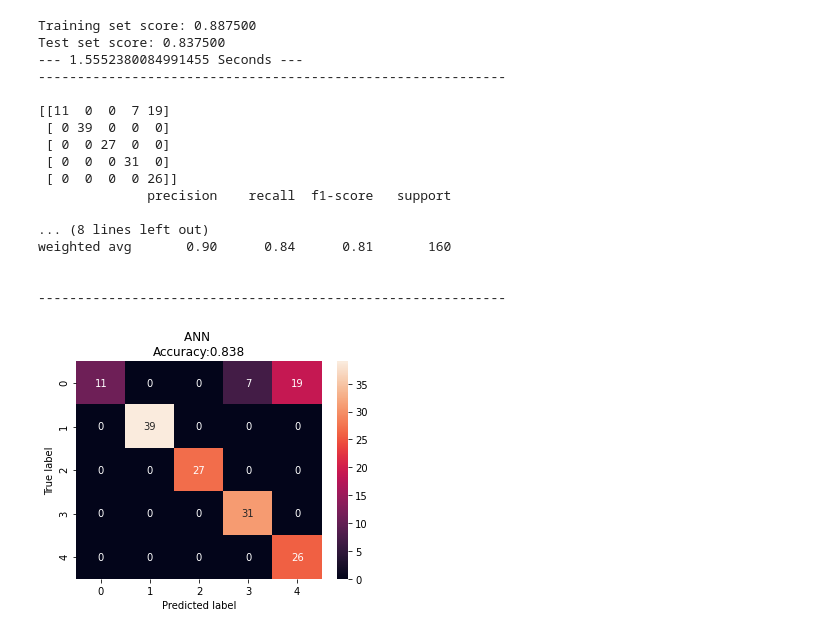
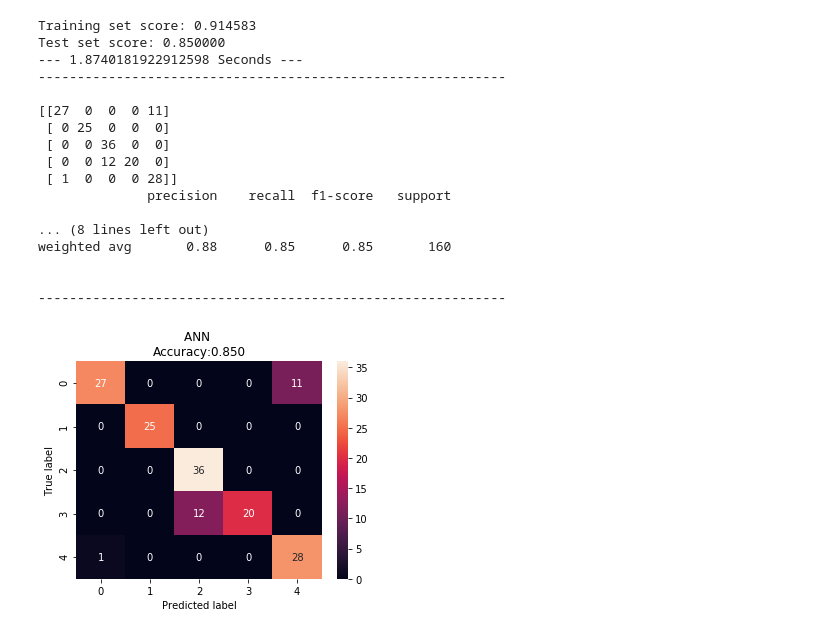
Before and after one commit to shareqahmed/clustering_ann_mlp, a Jupyter notebook: unsupervised_model_original_dimensions.ipynb, the cells around one changed output. Cells and saved outputs as stored; diff of their text form; code cells hidden in the pictures.

Commit message:
upload model

```diff
--- a/unsupervised_model_original_dimensions.ipynb
+++ b/unsupervised_model_original_dimensions.ipynb
@@ -105,15 +97,13 @@ for i in range (1,6):
 # %%
-sklearn_pca = PCA(n_components=2)
 reduced_data_dict = {}
-real_data_dict = {}
 df_name_counter = 1
 
 for i in range (1,6):
+    reduced_data_dict["input_{0}".format(str(df_name_counter))] = pd.DataFrame()
+    reduced_data_dict["input_{0}".format(str(df_name_counter))] = scaled_data_Normalizer_dict["input_{0}".format(str(df_name_counter))]
+    reduced_data_dict["input_{0}".format(str(df_name_counter))] = pd.DataFrame(reduced_data_dict["input_{0}".format(str(df_name_counter))],
+                                                                               columns = ['S_1', 'S_2','S_3', 'S_4','S_5','T_1','T_2'])
 
-    reduced_data_dict["input_{0}".format(str(df_name_counter))] = pd.DataFrame()
-    reduced_data_dict["input_{0}".format(str(df_name_counter))] = sklearn_pca.fit_transform(scaled_data_dict["input_{0}".format(str(df_name_counter))])
-    real_data_dict["input_{0}".format(str(df_name_counter))] = sklearn_pca.inverse_transform(reduced_data_dict["input_{0}".format(str(df_name_counter))])
-    reduced_data_dict["input_{0}".format(str(df_name_counter))] = pd.DataFrame(reduced_data_dict["input_{0}".format(str(df_name_counter))], columns = ['Dimension 1', 'Dimension 2'])
     df_name_counter += 1
 # %%
 df_name_counter = 1
@@ -173,7 +166,7 @@ def cluster_results(reduced_data, preds, centers):
 # Display the predictions
 df_name_counter = 1
 for i in range (1,6):
-    for i, (pred, sample) in enumerate(zip(pred_data_dict["input_{0}".format(str(df_name_counter))], reduced_data_dict["input_{0}".format(str(df_name_counter))].values)):
+    for i, (pred, sample) in enumerate(zip(sample_pred_data_dict["input_{0}".format(str(df_name_counter))], reduced_data_dict["input_{0}".format(str(df_name_counter))].values)):
         print( "Input No:{0}".format(str(df_name_counter)),"Sample point", i, "predicted to be in Cluster", pred)
         print ("Data for this sample: ", sample)
         print ("-----")
@@ -236,16 +208,33 @@ Supervised_Training_db_pca_sens_temp= pd.concat([d1,d2,input,label], axis=1, sor
+# %%
+alldb_kmean_clusters_train = pd.DataFrame()
+alldb_kmean_clusters_train = [clusters_input_data_dict_train['input_2'],
+                              clusters_input_data_dict_train['input_3'],
+                              clusters_input_data_dict_train['input_4'],
+                              clusters_input_data_dict_train['input_5']]
+
+alldb_kmean_clusters_train = pd.concat(alldb_kmean_clusters_train)
+# %%
+d1 = alldb_kmean_clusters_train.iloc[:,0:1].div(1, axis=0)
+d2 = alldb_kmean_clusters_train.iloc[:,1:2].div(1, axis=0)
+d3 = alldb_kmean_clusters_train.iloc[:,2:3].div(1, axis=0)
+d4 = alldb_kmean_clusters_train.iloc[:,3:4].div(1, axis=0)
+d5 = alldb_kmean_clusters_train.iloc[:,4:5].div(1, axis=0)
+d6 = alldb_kmean_clusters_train.iloc[:,5:6].div(1, axis=0)
+d7 = alldb_kmean_clusters_train.iloc[:,6:7].div(1, axis=0)
+input = alldb_kmean_clusters_train.iloc[:,7:8].div(1, axis=0)
+label = alldb_kmean_clusters_train.iloc[:,8:9].div(1, axis=0)
 # %%
-# MLP ANN Optimized Model
+Supervised_Training_db_sens_temp_org_dimens= pd.concat([d1,d2,d3,d4,d5,d6,d7,input,label], axis=1, sort=False)
 
-df_cls = Supervised_Training_db_pca_sens_temp
-X=df_cls.iloc[:,0:3].values
-y=df_cls.iloc[:,3:4].values
-#scaler = StandardScaler()
-#X=scaler.fit_transform(X1)
+df_cls = Supervised_Training_db_sens_temp_org_dimens
+X=df_cls.iloc[:,0:8].values
+y=df_cls.iloc[:,8:9].values
+
 X_train, X_test, y_train, y_test = train_test_split(X, y)
 start_time = time.time()
 clf = MLPClassifier(activation='tanh', alpha=0.0001, batch_size='auto', beta_1=0.9,
               beta_2=0.999, early_stopping=False, epsilon=1e-08,
-              hidden_layer_sizes=(4, 7), learning_rate='constant',
+              hidden_layer_sizes=(10, 13), learning_rate='constant',
               learning_rate_init=0.001, max_iter=1000, momentum=0.9,
               n_iter_no_change=10, nesterovs_momentum=True, power_t=0.5,
               random_state=0, shuffle=True, solver='adam', tol=0.0001,
@@ -253,40 +242,40 @@ clf = MLPClassifier(activation='tanh', alpha=0.0001, batch_size='auto', beta_1=0
 clf.fit(X_train, y_train)
 print("Training set score: %f" % clf.score(X_train, y_train))
 print("Test set score: %f" % clf.score(X_test, y_test))
 print("--- %s Seconds ---" % (time.time() - start_time))
 print("------------------------------------------------------------")
 print()
 predictions = clf.predict(X_test)
 from sklearn.metrics import classification_report,confusion_matrix
 print(confusion_matrix(y_test,predictions))
 print(classification_report(y_test,predictions))
 print()
 print("------------------------------------------------------------")
 
 y_mlp_pred = clf.predict(X_test)
 cm = confusion_matrix(y_test, y_mlp_pred)
 plt.figure(figsize=(5.5,4))
 sns.heatmap(cm, annot=True)
 plt.title('ANN \nAccuracy:{0:.3f}'.format(accuracy_score(y_test, y_mlp_pred)))
 plt.ylabel('True label')
 plt.xlabel('Predicted label')
 plt.show()
 # %% [output]
-Training set score: 0.887500
-Test set score: 0.837500
---- 1.5552380084991455 Seconds ---
+Training set score: 0.914583
+Test set score: 0.850000
+--- 1.8740181922912598 Seconds ---
 ------------------------------------------------------------
 
-[[11  0  0  7 19]
- [ 0 39  0  0  0]
- [ 0  0 27  0  0]
- [ 0  0  0 31  0]
- [ 0  0  0  0 26]]
+[[27  0  0  0 11]
+ [ 0 25  0  0  0]
+ [ 0  0 36  0  0]
+ [ 0  0 12 20  0]
+ [ 1  0  0  0 28]]
               precision    recall  f1-score   support
 
 ... (8 lines left out)
-weighted avg       0.90      0.84      0.81       160
+weighted avg       0.88      0.85      0.85       160
 
 
 ------------------------------------------------------------
-[figure, old version]
+[figure, new version]
```
Also changed, not shown: parts of 17 cells of this notebook.
